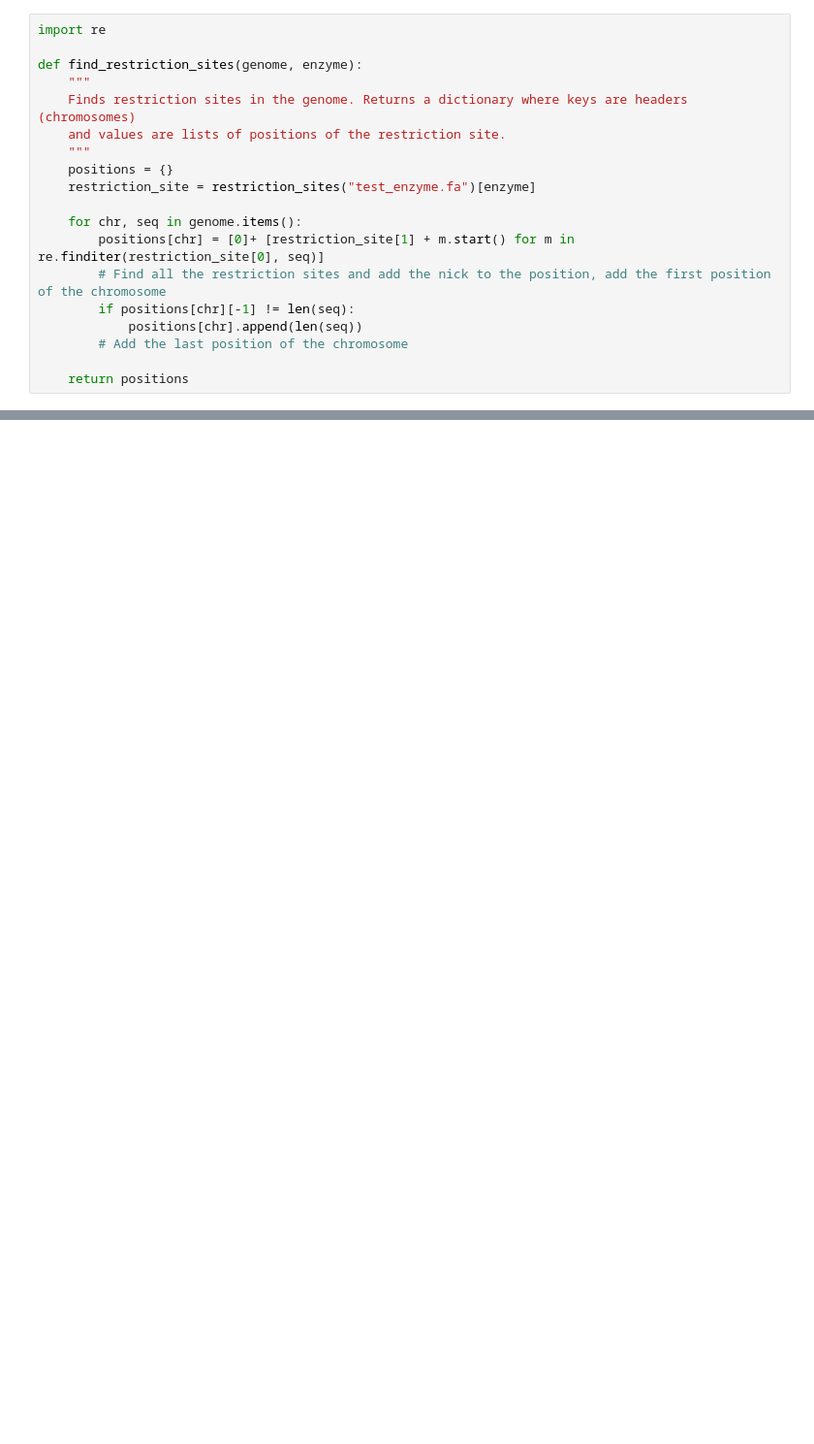
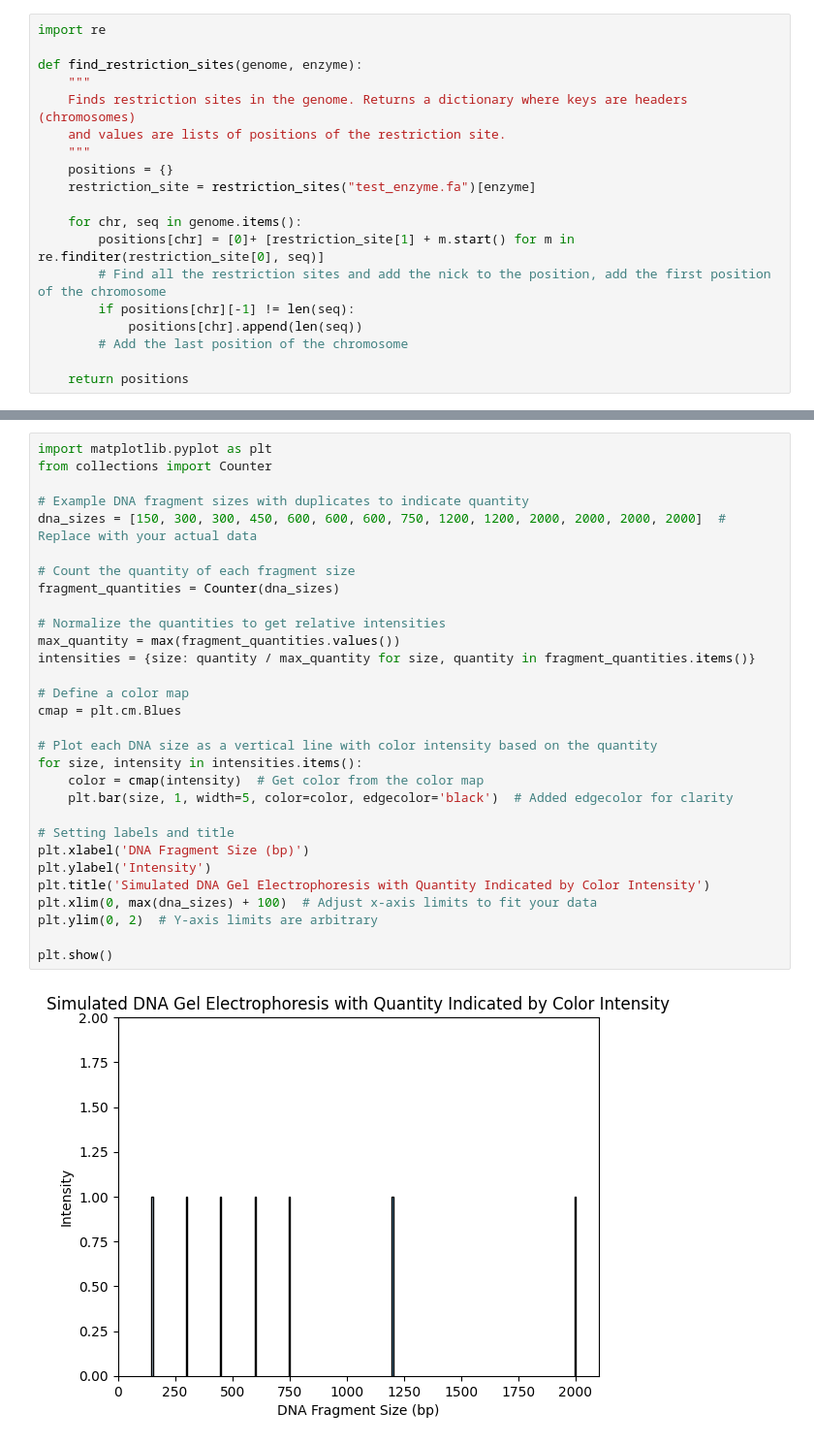
Before and after one commit to JeromeeX/genomedigester, a Jupyter notebook: test.ipynb, the cells around one changed output, grey strips where cells are left out. Shown at 97% size. Cells and saved outputs as stored; diff of their text form; blank space fills up the shorter version.

Commit message:
Updated tests for a new figure, simulating DNA gel electrophoresis.

```diff
--- a/test.ipynb
+++ b/test.ipynb
@@ -77,0 +135,32 @@ calculate_distances(find_restriction_sites(read_fasta("test_genome.fa"), "EcoRI"
+# %%
+import matplotlib.pyplot as plt
+from collections import Counter
+
+# Example DNA fragment sizes with duplicates to indicate quantity
+dna_sizes = [150, 300, 300, 450, 600, 600, 600, 750, 1200, 1200, 2000, 2000, 2000, 2000]  # Replace with your actual data
+
+# Count the quantity of each fragment size
+fragment_quantities = Counter(dna_sizes)
+
+# Normalize the quantities to get relative intensities
+max_quantity = max(fragment_quantities.values())
+intensities = {size: quantity / max_quantity for size, quantity in fragment_quantities.items()}
+
+# Define a color map
+cmap = plt.cm.Blues
+
+# Plot each DNA size as a vertical line with color intensity based on the quantity
+for size, intensity in intensities.items():
+    color = cmap(intensity)  # Get color from the color map
+    plt.bar(size, 1, width=5, color=color, edgecolor='black')  # Added edgecolor for clarity
+
+# Setting labels and title
+plt.xlabel('DNA Fragment Size (bp)')
+plt.ylabel('Intensity')
+plt.title('Simulated DNA Gel Electrophoresis with Quantity Indicated by Color Intensity')
+plt.xlim(0, max(dna_sizes) + 100)  # Adjust x-axis limits to fit your data
+plt.ylim(0, 2)  # Y-axis limits are arbitrary
+
+plt.show()
+# %% [output]
+[figure, added]
```
Also changed, not shown: parts of 6 cells of this notebook, 1 other file.
